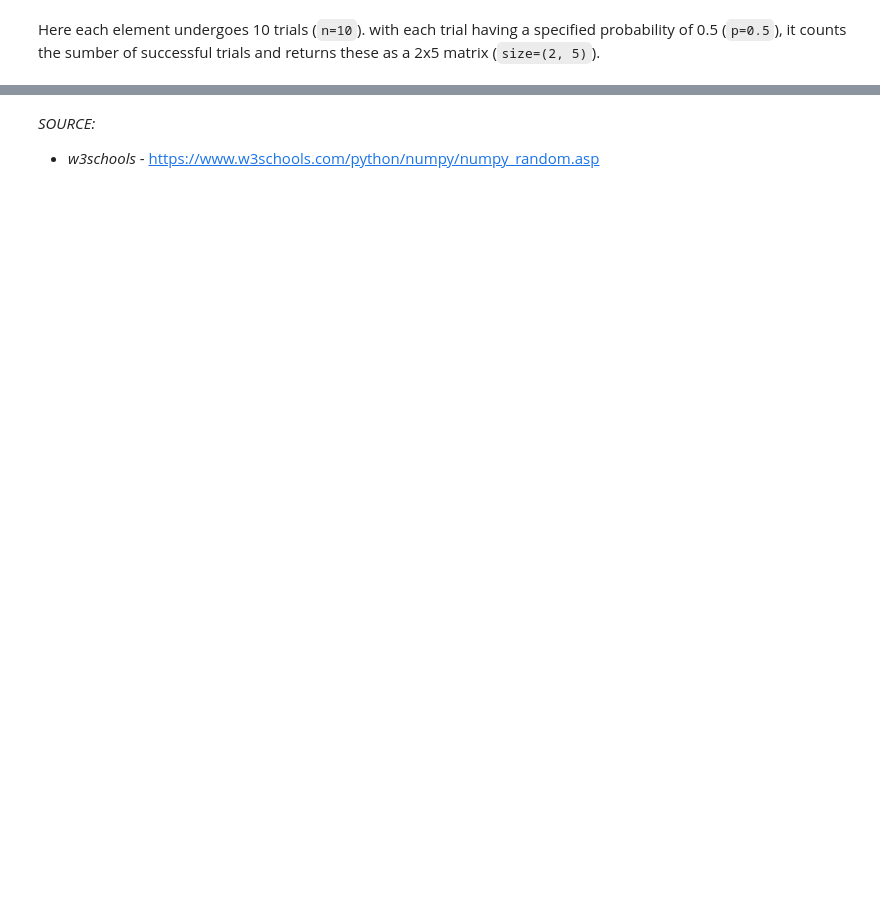
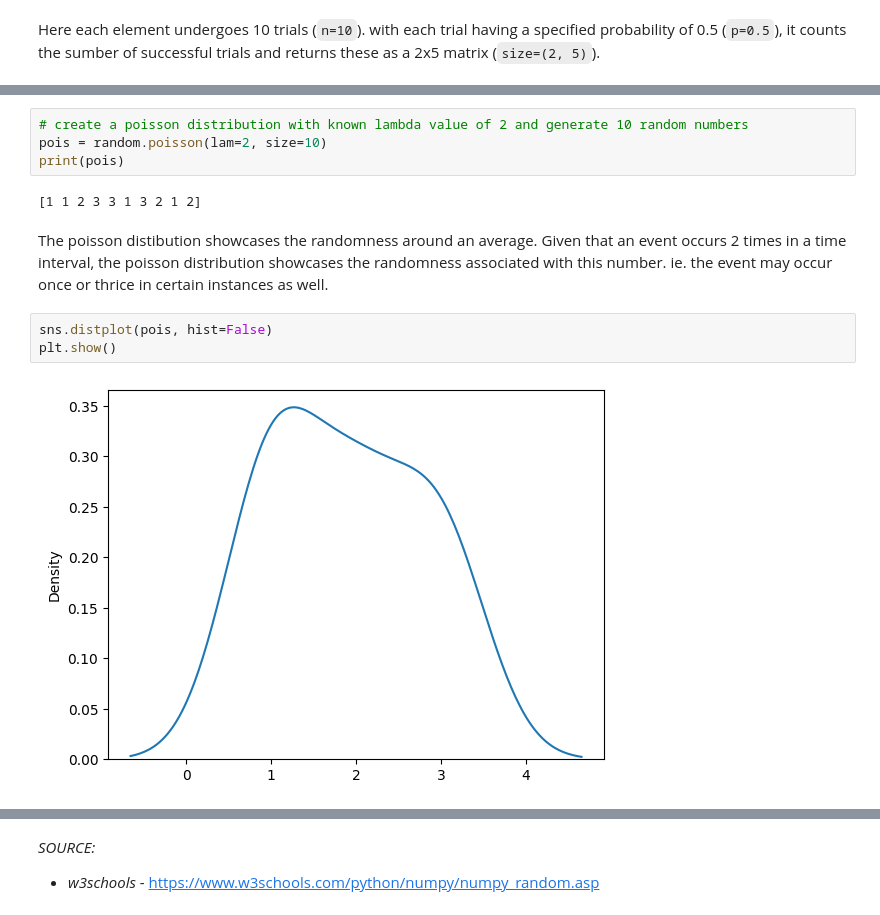
Before and after one commit to NagaNitya/AIML, a Jupyter notebook: NumPy RANDOM.ipynb, the cells around one changed output, grey strips where cells are left out. Saved outputs shown, nothing was run; the diff lists cells and outputs as text; blank space fills up the shorter version.

Commit message:
added poisson, uniform and logistic distributions

```diff
--- a/NumPy RANDOM.ipynb
+++ b/NumPy RANDOM.ipynb
@@ -147,0 +154,13 @@ plt.show()
+# %%
+# create a poisson distribution with known lambda value of 2 and generate 10 random numbers
+pois = random.poisson(lam=2, size=10)
+print(pois)
+# %% [output]
+[1 1 2 3 3 1 3 2 1 2]
+# %% [markdown]
+The poisson distibution showcases the randomness around an average. Given that an event occurs 2 times in a time interval, the poisson distribution showcases the randomness associated with this number. ie. the event may occur once or thrice in certain instances as well.
+# %%
+sns.distplot(pois, hist=False)
+plt.show()
+# %% [output]
+[figure, added]
```
Also changed, not shown: parts of 15 cells of this notebook.
